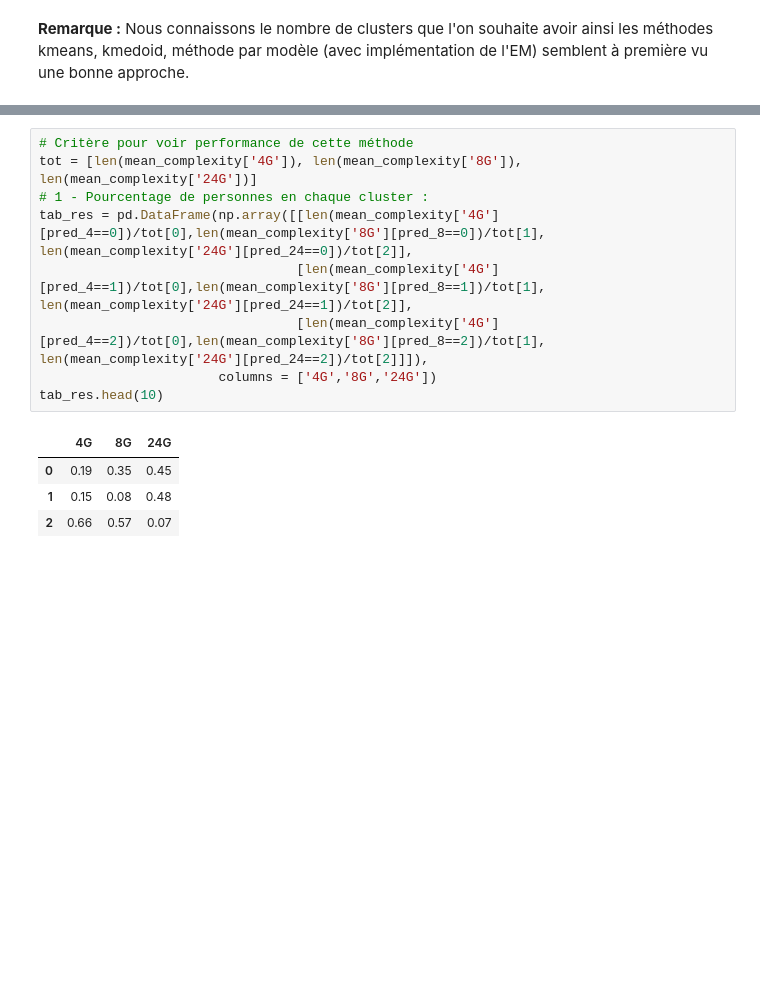
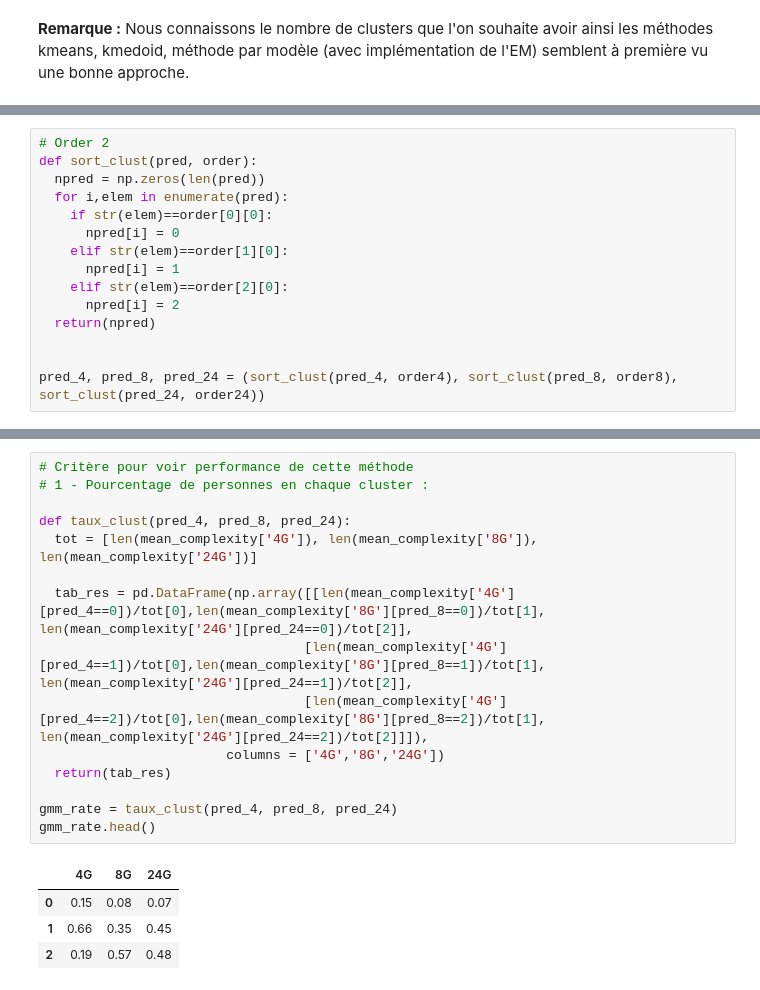
Before and after one commit to Ohm-T/Unsupervised-Classification, a Jupyter notebook: Project_2_Analysis_of_handwritten_signatures_for_identity_verification_identity_verification.ipynb, the cells around one changed output, grey strips where cells are left out. Saved outputs shown, nothing was run; the diff lists cells and outputs as text; blank space fills up the shorter version.

```diff
--- a/Project_2_Analysis_of_handwritten_signatures_for_identity_verification_identity_verification.ipynb
+++ b/Project_2_Analysis_of_handwritten_signatures_for_identity_verification_identity_verification.ipynb
@@ -138,2 +188,17 @@ NameError: ignored
+# %%
+# Order 2
+def sort_clust(pred, order):
+  npred = np.zeros(len(pred))
+  for i,elem in enumerate(pred):
+    if str(elem)==order[0][0]:
+      npred[i] = 0
+    elif str(elem)==order[1][0]:
+      npred[i] = 1
+    elif str(elem)==order[2][0]:
+      npred[i] = 2
+  return(npred)
+
+
+pred_4, pred_8, pred_24 = (sort_clust(pred_4, order4), sort_clust(pred_8, order8), sort_clust(pred_24, order24))
 # %%
 # Print figure avec superpositions des 3 NG pour pouvoir comparer
@@ -155,16 +226,22 @@ plt.show()
 # %%
 # Critère pour voir performance de cette méthode
-tot = [len(mean_complexity['4G']), len(mean_complexity['8G']), len(mean_complexity['24G'])]
 # 1 - Pourcentage de personnes en chaque cluster :
-tab_res = pd.DataFrame(np.array([[len(mean_complexity['4G'][pred_4==0])/tot[0],len(mean_complexity['8G'][pred_8==0])/tot[1], len(mean_complexity['24G'][pred_24==0])/tot[2]],
-                                 [len(mean_complexity['4G'][pred_4==1])/tot[0],len(mean_complexity['8G'][pred_8==1])/tot[1], len(mean_complexity['24G'][pred_24==1])/tot[2]],
-                                 [len(mean_complexity['4G'][pred_4==2])/tot[0],len(mean_complexity['8G'][pred_8==2])/tot[1], len(mean_complexity['24G'][pred_24==2])/tot[2]]]),
-                       columns = ['4G','8G','24G'])
-tab_res.head(10)
+
+def taux_clust(pred_4, pred_8, pred_24):
+  tot = [len(mean_complexity['4G']), len(mean_complexity['8G']), len(mean_complexity['24G'])]
+
+  tab_res = pd.DataFrame(np.array([[len(mean_complexity['4G'][pred_4==0])/tot[0],len(mean_complexity['8G'][pred_8==0])/tot[1], len(mean_complexity['24G'][pred_24==0])/tot[2]],
+                                  [len(mean_complexity['4G'][pred_4==1])/tot[0],len(mean_complexity['8G'][pred_8==1])/tot[1], len(mean_complexity['24G'][pred_24==1])/tot[2]],
+                                  [len(mean_complexity['4G'][pred_4==2])/tot[0],len(mean_complexity['8G'][pred_8==2])/tot[1], len(mean_complexity['24G'][pred_24==2])/tot[2]]]),
+                        columns = ['4G','8G','24G'])
+  return(tab_res)
+
+gmm_rate = taux_clust(pred_4, pred_8, pred_24)
+gmm_rate.head()
 # %% [output]
 |  | 4G | 8G | 24G |
-| 0 | 0.19 | 0.35 | 0.45 |
-| 1 | 0.15 | 0.08 | 0.48 |
-| 2 | 0.66 | 0.57 | 0.07 |
+| 0 | 0.15 | 0.08 | 0.07 |
+| 1 | 0.66 | 0.35 | 0.45 |
+| 2 | 0.19 | 0.57 | 0.48 |
 # %%
 #Représentation de la classification
```
Also changed, not shown: parts of 28 cells of this notebook.
